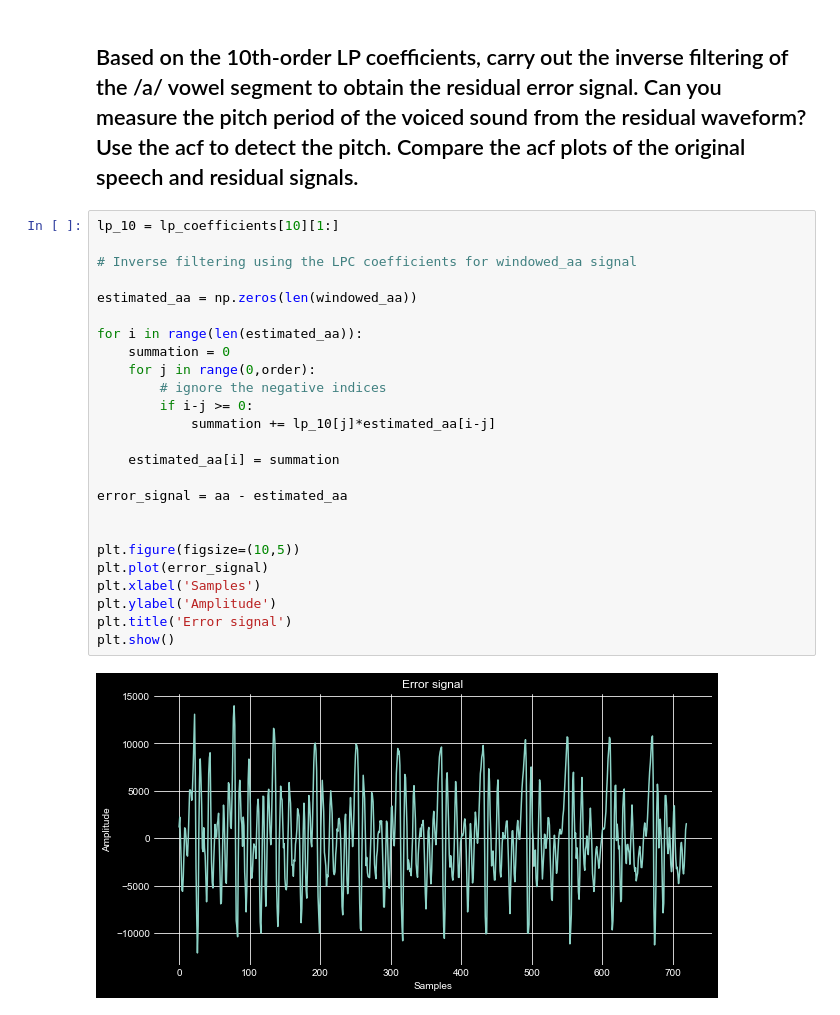
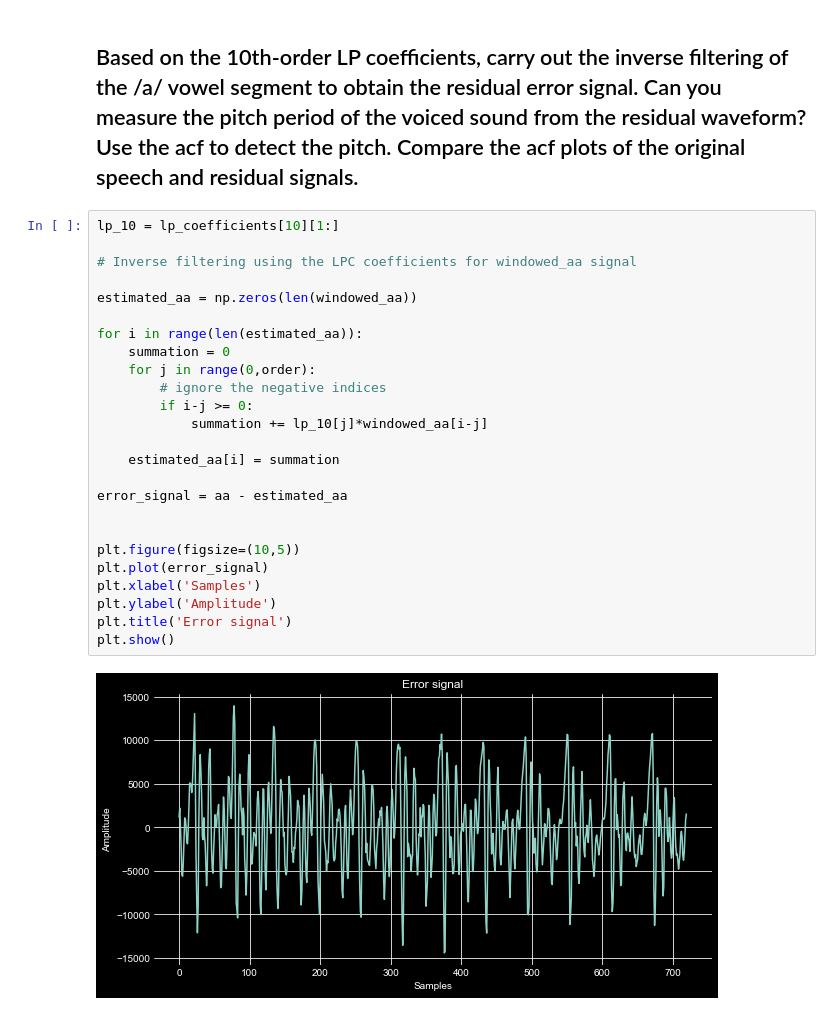
Before and after one commit to TheShiningVampire/EE679_Programming_Assignments, a Jupyter notebook: Assignment_2/18D070067_Assignment2.ipynb, the cells around one changed output. Drawn from its saved outputs; the diff is of its cells as text.

```diff
--- a/Assignment_2/18D070067_Assignment2.ipynb
+++ b/Assignment_2/18D070067_Assignment2.ipynb
@@ -348,27 +361,27 @@ plot_spectrum(order,lp_coefficients,gain)
 # %%
 lp_10 = lp_coefficients[10][1:]
 
 # Inverse filtering using the LPC coefficients for windowed_aa signal
 
 estimated_aa = np.zeros(len(windowed_aa))
 
 for i in range(len(estimated_aa)):
     summation = 0
     for j in range(0,order):
         # ignore the negative indices
         if i-j >= 0:
-            summation += lp_10[j]*estimated_aa[i-j]
+            summation += lp_10[j]*windowed_aa[i-j]
 
     estimated_aa[i] = summation
 
 error_signal = aa - estimated_aa
 
 
 plt.figure(figsize=(10,5))
 plt.plot(error_signal)
 plt.xlabel('Samples')
 plt.ylabel('Amplitude')
 plt.title('Error signal')
 plt.show()
 # %% [output]
-[figure, old version]
+[figure, new version]
```
Also changed, not shown: parts of 21 cells of this notebook.
